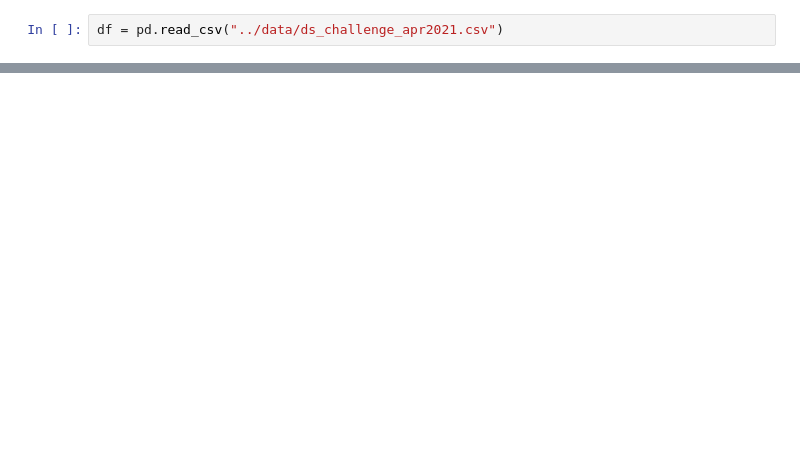
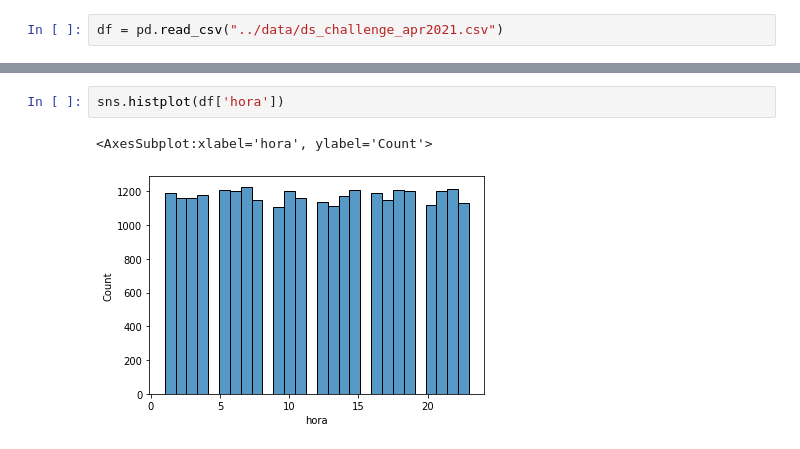
Before and after one commit to ElenaVillano/challenge_rpmx, a Jupyter notebook: notebooks/eda.ipynb, the cells around one changed output, grey strips where cells are left out. Saved outputs shown, nothing was run; the diff lists cells and outputs as text; blank space fills up the shorter version.

```diff
--- a/notebooks/eda.ipynb
+++ b/notebooks/eda.ipynb
@@ -194,0 +44,5 @@ df.describe()
+# %%
+sns.histplot(df['hora'])
+# %% [output]
+<AxesSubplot:xlabel='hora', ylabel='Count'>
+[figure, added]
```
Also changed, not shown: parts of 51 cells of this notebook.
